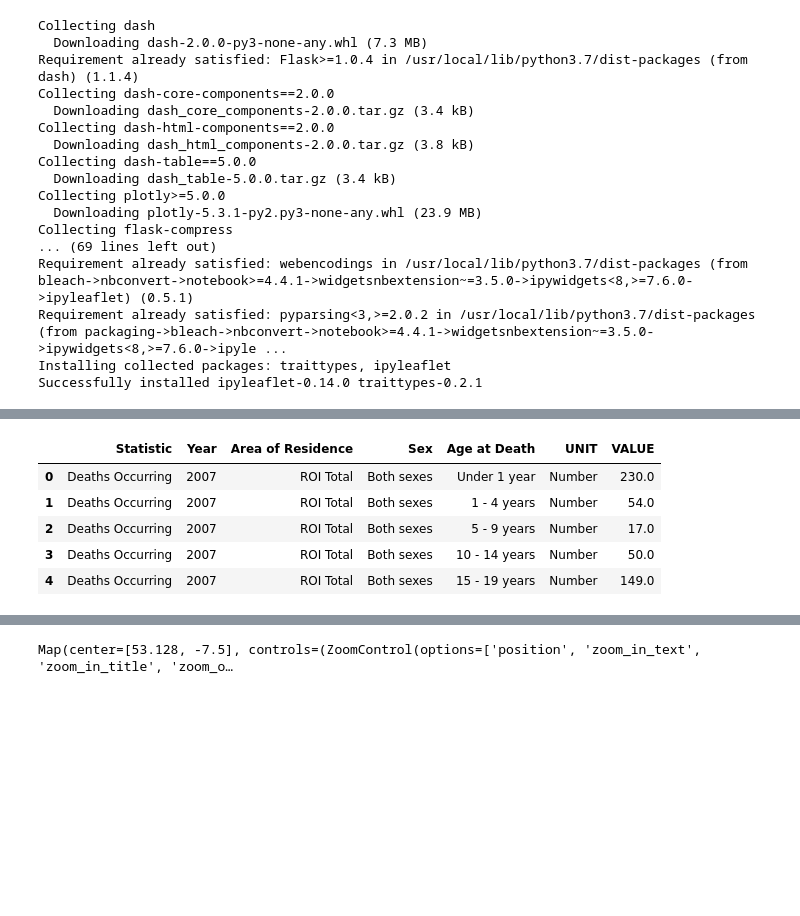
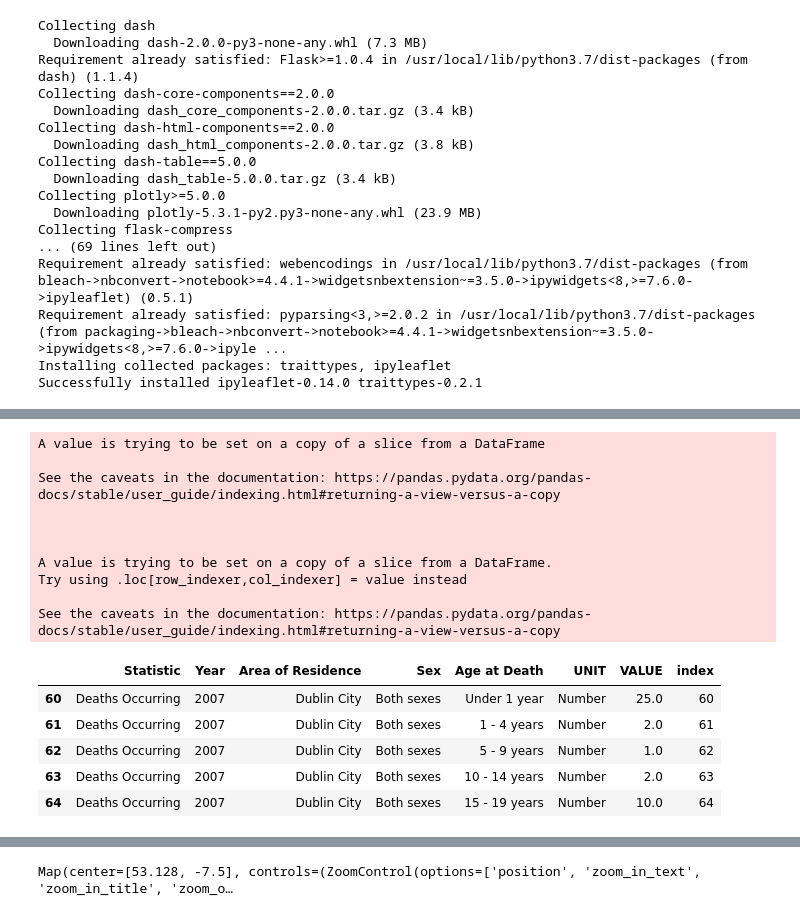
Before and after one commit to ericmcg13/CCT-CA1, a Jupyter notebook: CA1_Report.ipynb, the cells around one changed output, grey strips where cells are left out. Saved outputs shown, nothing was run; the diff lists cells and outputs as text; code cells hidden in the pictures; blank space fills up the shorter version.

```diff
--- a/CA1_Report.ipynb
+++ b/CA1_Report.ipynb
@@ -30,10 +34,31 @@ from ipyleaflet import Map, Marker, basemaps, basemap_to_tiles
-# %%
-deaths_df = pd.read_csv('/content/DATA_FILES/Deaths_Region_2007-2020.csv')
-deaths_df.head()
-# %% [output]
-|  | Statistic | Year | Area of Residence | Sex | Age at Death | UNIT | VALUE |
-| 0 | Deaths Occurring | 2007 | ROI Total | Both sexes | Under 1 year | Number | 230.0 |
-| 1 | Deaths Occurring | 2007 | ROI Total | Both sexes | 1 - 4 years | Number | 54.0 |
-| 2 | Deaths Occurring | 2007 | ROI Total | Both sexes | 5 - 9 years | Number | 17.0 |
-| 3 | Deaths Occurring | 2007 | ROI Total | Both sexes | 10 - 14 years | Number | 50.0 |
-| 4 | Deaths Occurring | 2007 | ROI Total | Both sexes | 15 - 19 years | Number | 149.0 |
+# %%
+deaths_df = pd.read_csv('/content/drive/MyDrive/Deaths_Region_2007-2020.csv')
+#deaths_df.head()
+
+# Separate the ROI totals from the county data
+county_df = deaths_df[deaths_df['Area of Residence'].str.contains('ROI Total') == False]
+
+# Drop NA values for the missing years (or apply machine learning to fill in gaps)
+county_df.dropna(how = 'any', inplace = True)
+
+# Add index
+county_df['index'] = county_df.index
+
+county_df.head()
+# %% [output]
+A value is trying to be set on a copy of a slice from a DataFrame
+
+See the caveats in the documentation: https://pandas.pydata.org/pandas-docs/stable/user_guide/indexing.html#returning-a-view-versus-a-copy
+
+
+
+A value is trying to be set on a copy of a slice from a DataFrame.
+Try using .loc[row_indexer,col_indexer] = value instead
+
+See the caveats in the documentation: https://pandas.pydata.org/pandas-docs/stable/user_guide/indexing.html#returning-a-view-versus-a-copy
+|  | Statistic | Year | Area of Residence | Sex | Age at Death | UNIT | VALUE | index |
+| 60 | Deaths Occurring | 2007 | Dublin City | Both sexes | Under 1 year | Number | 25.0 | 60 |
+| 61 | Deaths Occurring | 2007 | Dublin City | Both sexes | 1 - 4 years | Number | 2.0 | 61 |
+| 62 | Deaths Occurring | 2007 | Dublin City | Both sexes | 5 - 9 years | Number | 1.0 | 62 |
+| 63 | Deaths Occurring | 2007 | Dublin City | Both sexes | 10 - 14 years | Number | 2.0 | 63 |
+| 64 | Deaths Occurring | 2007 | Dublin City | Both sexes | 15 - 19 years | Number | 10.0 | 64 |
```
Also changed, not shown: parts of 4 cells of this notebook.
